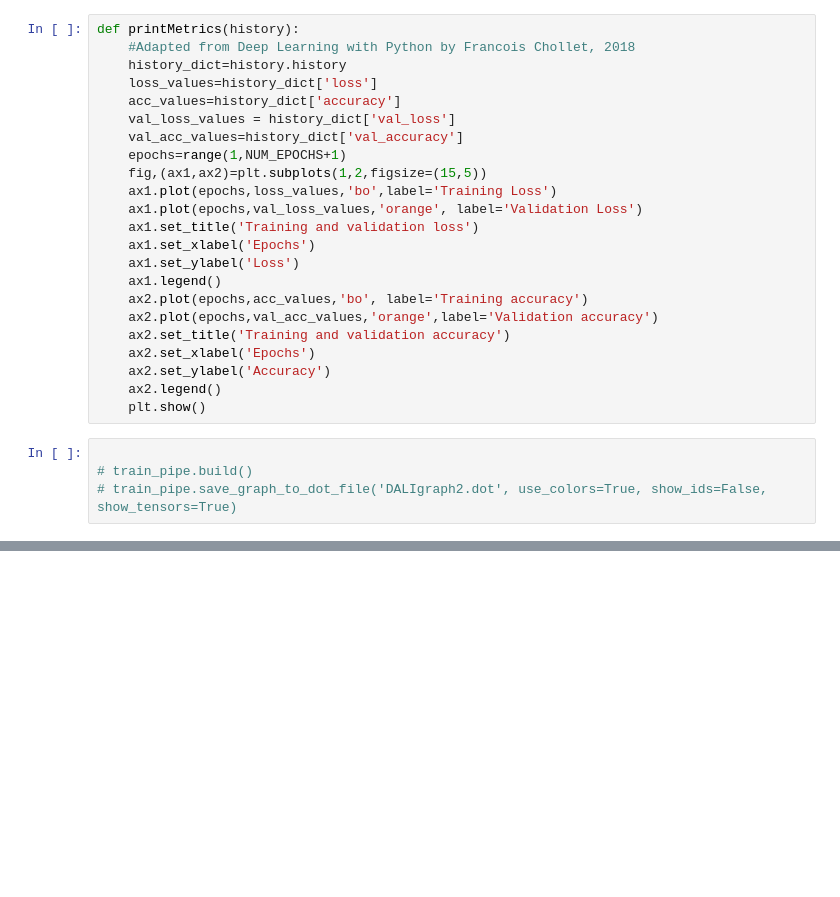
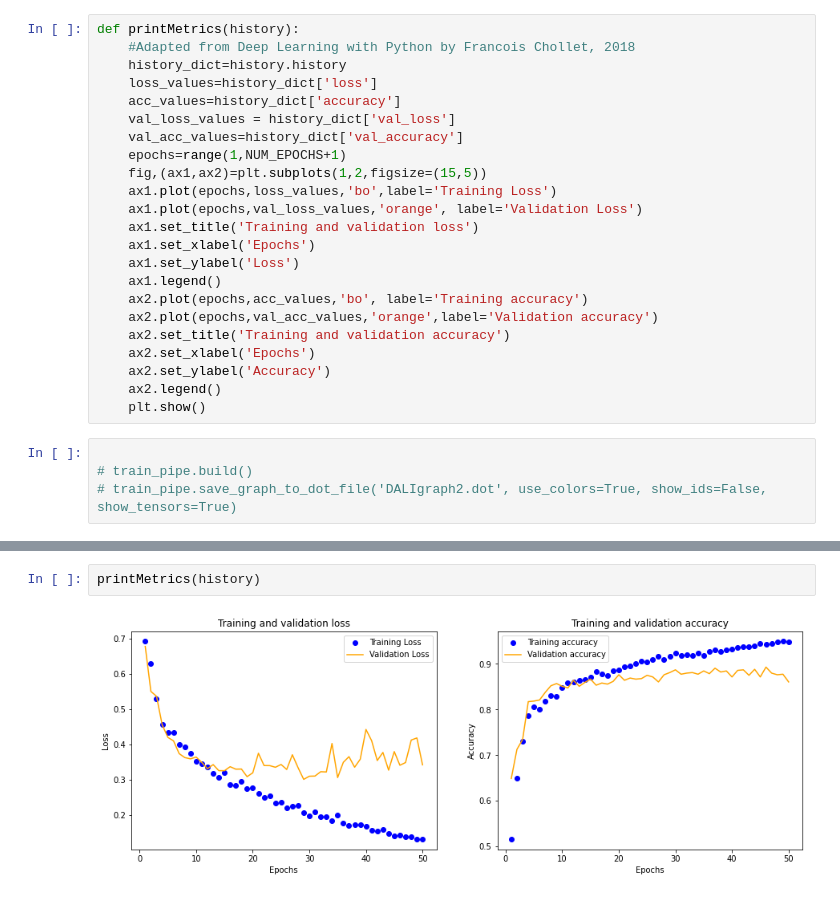
Before and after one commit to tiaan-b/GBM-Challenge-2022, a Jupyter notebook: src/tensorflowInput.ipynb, the cells around one changed output, grey strips where cells are left out. Cells and saved outputs as stored; diff of their text form; blank space fills up the shorter version.

```diff
--- a/src/tensorflowInput.ipynb
+++ b/src/tensorflowInput.ipynb
@@ -480,3 +484,7 @@ Epoch 20/20
+# %%
+printMetrics(history)
+# %% [output]
+[figure, added]
 # %%
 model.summary()
 # %% [output]
```
Also changed, not shown: parts of 11 cells of this notebook, 2 other files.
